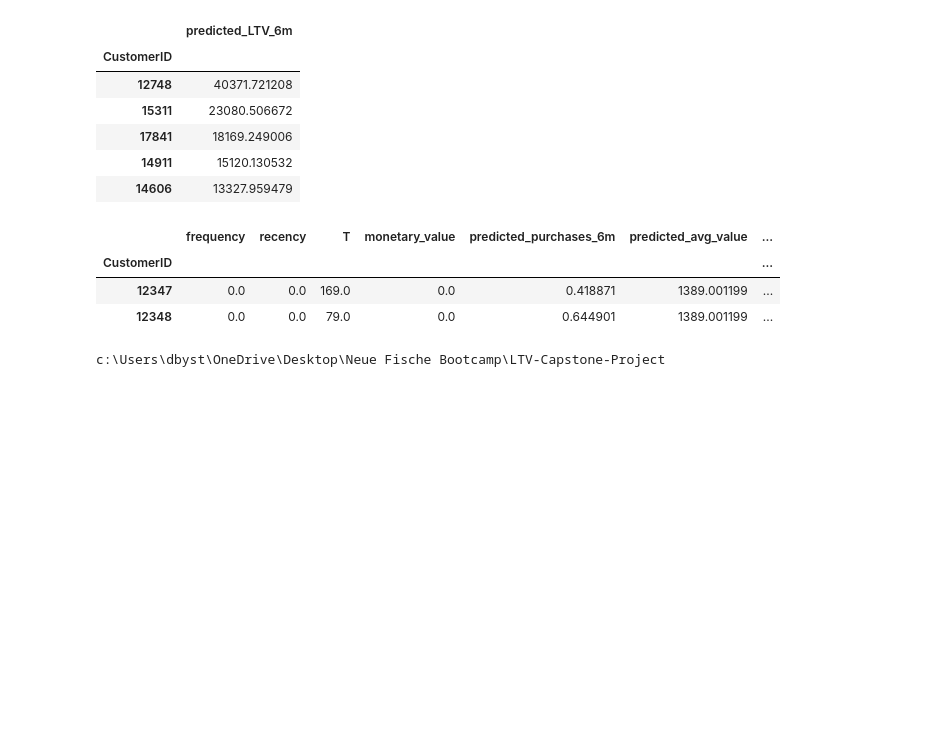
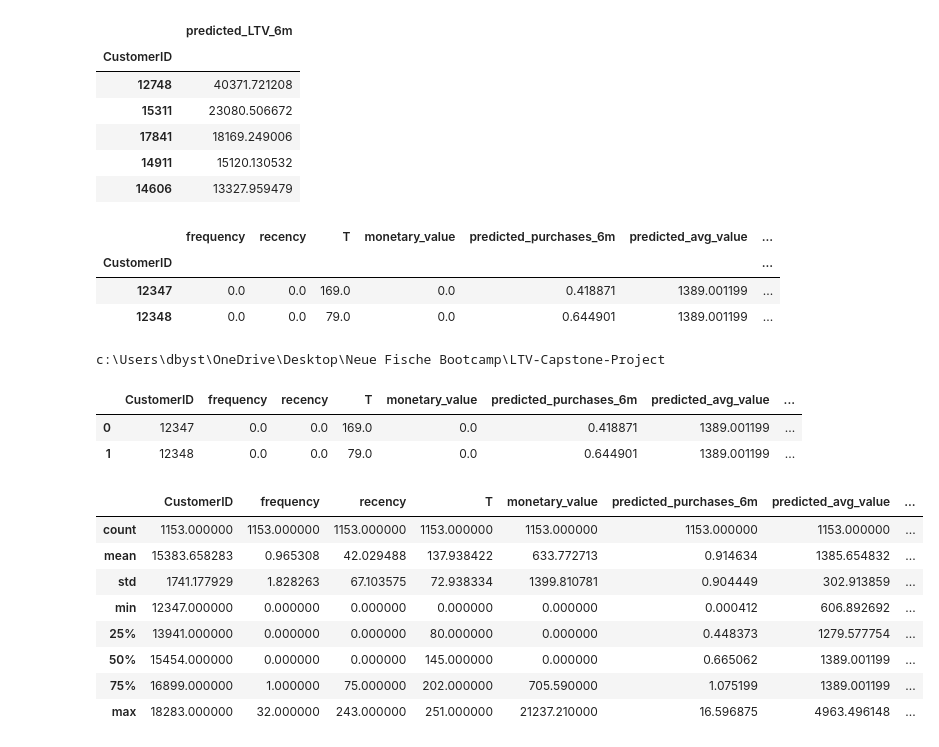
Before and after one commit to CGrainger1/LTV-Capstone-Project, a Jupyter notebook: LTV Calculation.ipynb, the cells around one changed output. Drawn from its saved outputs; the diff is of its cells as text; code cells hidden in the pictures; blank space fills up the shorter version.

```diff
--- a/LTV Calculation.ipynb
+++ b/LTV Calculation.ipynb
@@ -211,3 +211,21 @@ import os
 print(os.getcwd())
 # %% [output]
 c:\Users\dbyst\OneDrive\Desktop\Neue Fische Bootcamp\LTV-Capstone-Project
+# %%
+ltv_final.head(2)
+# %% [output]
+|  | CustomerID | frequency | recency | T | monetary_value | predicted_purchases_6m | predicted_avg_value | ... |
+| 0 | 12347 | 0.0 | 0.0 | 169.0 | 0.0 | 0.418871 | 1389.001199 | ... |
+| 1 | 12348 | 0.0 | 0.0 | 79.0 | 0.0 | 0.644901 | 1389.001199 | ... |
+# %%
+ltv_final.describe()
+# %% [output]
+|  | CustomerID | frequency | recency | T | monetary_value | predicted_purchases_6m | predicted_avg_value | ... |
+| count | 1153.000000 | 1153.000000 | 1153.000000 | 1153.000000 | 1153.000000 | 1153.000000 | 1153.000000 | ... |
+| mean | 15383.658283 | 0.965308 | 42.029488 | 137.938422 | 633.772713 | 0.914634 | 1385.654832 | ... |
+| std | 1741.177929 | 1.828263 | 67.103575 | 72.938334 | 1399.810781 | 0.904449 | 302.913859 | ... |
+| min | 12347.000000 | 0.000000 | 0.000000 | 0.000000 | 0.000000 | 0.000412 | 606.892692 | ... |
+| 25% | 13941.000000 | 0.000000 | 0.000000 | 80.000000 | 0.000000 | 0.448373 | 1279.577754 | ... |
+| 50% | 15454.000000 | 0.000000 | 0.000000 | 145.000000 | 0.000000 | 0.665062 | 1389.001199 | ... |
+| 75% | 16899.000000 | 1.000000 | 75.000000 | 202.000000 | 705.590000 | 1.075199 | 1389.001199 | ... |
+| max | 18283.000000 | 32.000000 | 243.000000 | 251.000000 | 21237.210000 | 16.596875 | 4963.496148 | ... |
```
Also changed, not shown: 5 other files.
